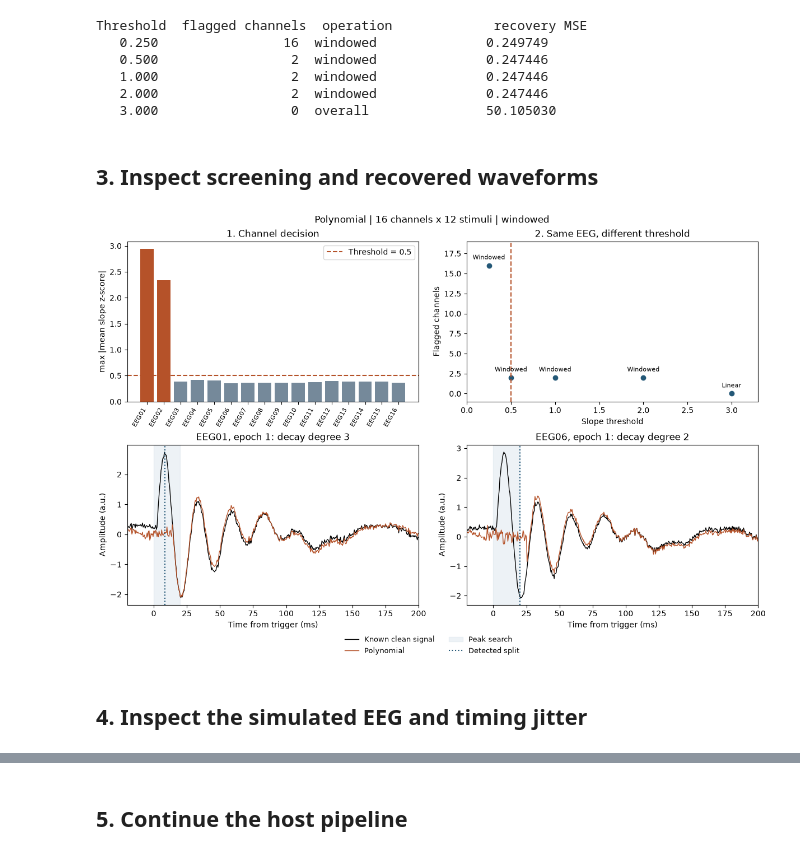
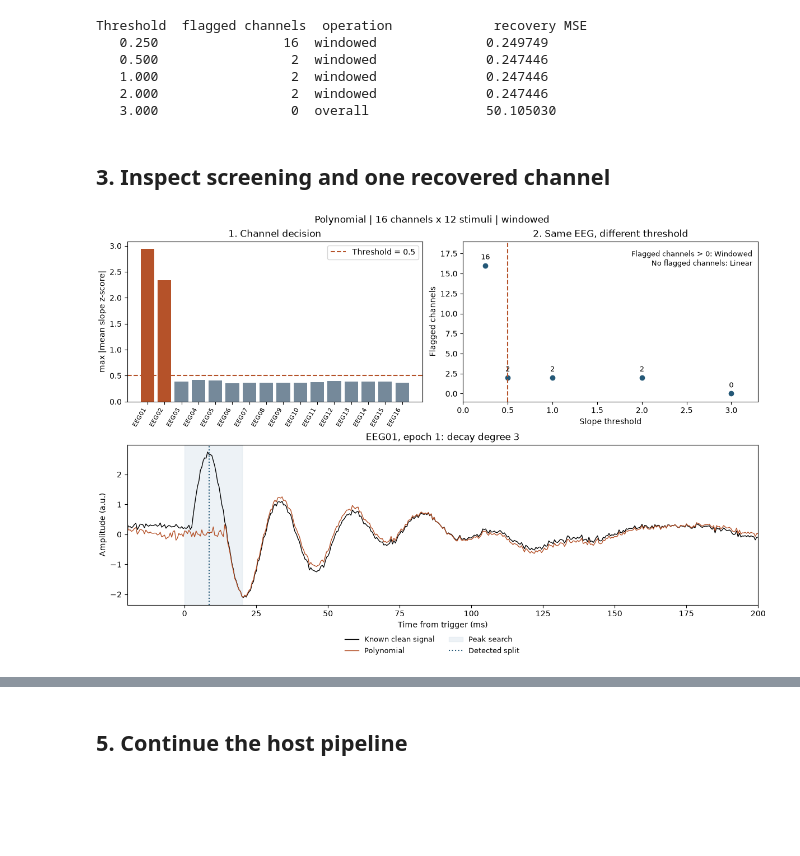
Before and after one commit to albertoarturovergani/windowedDetrend, a Jupyter notebook: scripts/PythonPlugin/demo_windowed_detrend.ipynb, the cells around one changed output, grey strips where cells are left out. Drawn from its saved outputs; the diff is of its cells as text; code cells hidden in the pictures; blank space fills up the shorter version.

```diff
--- a/scripts/PythonPlugin/demo_windowed_detrend.ipynb
+++ b/scripts/PythonPlugin/demo_windowed_detrend.ipynb
@@ -126,41 +126,44 @@ Threshold  flagged channels  operation             recovery MSE
    2.000                 2  windowed              0.247446
    3.000                 0  overall               50.105030
 # %% [markdown]
-## 3. Inspect screening and recovered waveforms
+## 3. Inspect screening and one recovered channel
 # %%
-fig, axes = plt.subplots(2, 2, figsize=(12, 8), layout='constrained')
+fig = plt.figure(figsize=(12, 8), layout='constrained')
+grid = fig.add_gridspec(2, 2)
+ax_scores = fig.add_subplot(grid[0, 0])
+ax_sweep = fig.add_subplot(grid[0, 1])
+ax_wave = fig.add_subplot(grid[1, :])
 colors = ['#b55229' if c in offset_channels else '#75899a' for c in range(toy['n_channels'])]
-ax = axes[0, 0]
+ax = ax_scores
 ax.bar(np.arange(toy['n_channels']), scores, color=colors)
 ax.axhline(cfg.slope_threshold, color='#b55229', ls='--', label=f'Threshold = {cfg.slope_threshold:g}')
 ax.set_xticks(np.arange(toy['n_channels']), labels, rotation=60, ha='right', fontsize=8)
 ax.set_ylabel('max |mean slope z-score|'); ax.set_title('1. Channel decision'); ax.legend()
-ax = axes[0, 1]
+ax = ax_sweep
 ax.plot(sweep_thresholds, sweep_counts, 'o', color='#245877')
-for x, count, name in zip(sweep_thresholds, sweep_counts, sweep_operations):
-    ax.annotate('Linear' if name=='overall' else 'Windowed', (x,count),
-                xytext=(0,8), textcoords='offset points', ha='center', fontsize=8)
+for x, count in zip(sweep_thresholds, sweep_counts):
+    ax.annotate(str(count), (x,count), xytext=(0,8), textcoords='offset points', ha='center', fontsize=9)
 ax.axvline(cfg.slope_threshold, color='#b55229', ls='--')
 ax.set(xlabel='Slope threshold', ylabel='Flagged channels', ylim=(-1,toy['n_channels']+3),
        xlim=(0,float(sweep_thresholds[-1])+.3), title='2. Same EEG, different threshold')
-display_channels = [int(np.argmax(scores)), int(np.argmin(scores))]
-for ax, c in zip(axes[1], display_channels):
-    ax.plot(times*1000, truth[0,c], color='black', lw=1, label='Known clean signal')
-    ax.plot(times*1000, corrected[0,c], color='#b55229', lw=1, label='Polynomial')
-    ax.axvspan(cfg.onset_s*1000,cfg.peak_search_end_s*1000,color='#dce7ee',alpha=.5,label='Peak search')
-    rec = next((r for r in diagnostics['fits'] if r['epoch']==0 and r['channel']==c), None)
-    if rec and 'peak_s' in rec:
-        ax.axvline(1000*rec['peak_s'],color='#245877',ls=':',label='Detected split')
-        subtitle=f'decay degree {rec["decay"]["degree"]}'
-    else:
-        subtitle='whole-epoch linear'
-    ax.set(title=f'{labels[c]}, epoch 1: {subtitle}',xlabel='Time from trigger (ms)',
-           ylabel='Amplitude (a.u.)',xlim=(-20,200))
-# Share one legend below the layout so it never covers either waveform.
-fig.legend(*axes[1, 0].get_legend_handles_labels(), loc='outside lower center',
+ax.text(.98,.95,'Flagged channels > 0: Windowed\nNo flagged channels: Linear',
+        transform=ax.transAxes,ha='right',va='top',fontsize=9)
+display_epoch = 0  # One epoch, not an average; MATLAB uses index 1 for this epoch.
+display_channel = int(np.argmax(scores))
+ax = ax_wave; c = display_channel; e = display_epoch
+ax.plot(times*1000, truth[e,c], color='black', lw=1, label='Known clean signal')
+ax.plot(times*1000, corrected[e,c], color='#b55229', lw=1, label='Polynomial')
+ax.axvspan(cfg.onset_s*1000,cfg.peak_search_end_s*1000,color='#dce7ee',alpha=.5,label='Peak search')
+rec = next((r for r in diagnostics['fits'] if r['epoch']==e and r['channel']==c), None)
+if rec and 'peak_s' in rec:
+    ax.axvline(1000*rec['peak_s'],color='#245877',ls=':',label='Detected split')
+    subtitle=f'decay degree {rec["decay"]["degree"]}'
+else:
+    subtitle='whole-epoch linear'
+ax.set(title=f'{labels[c]}, epoch {e+1}: {subtitle}',xlabel='Time from trigger (ms)',
+       ylabel='Amplitude (a.u.)',xlim=(-20,200))
+fig.legend(*ax_wave.get_legend_handles_labels(), loc='outside lower center',
            ncol=2, fontsize=9, frameon=False)
 fig.suptitle(f'Polynomial | {toy["n_channels"]} channels x {toy["n_epochs"]} stimuli | {operation}')
 # %% [output]
-[figure, old version]
+[figure, new version]
-# %% [markdown]
-## 4. Inspect the simulated EEG and timing jitter
```
Also changed, not shown: parts of 3 cells of this notebook, 13 other files.
